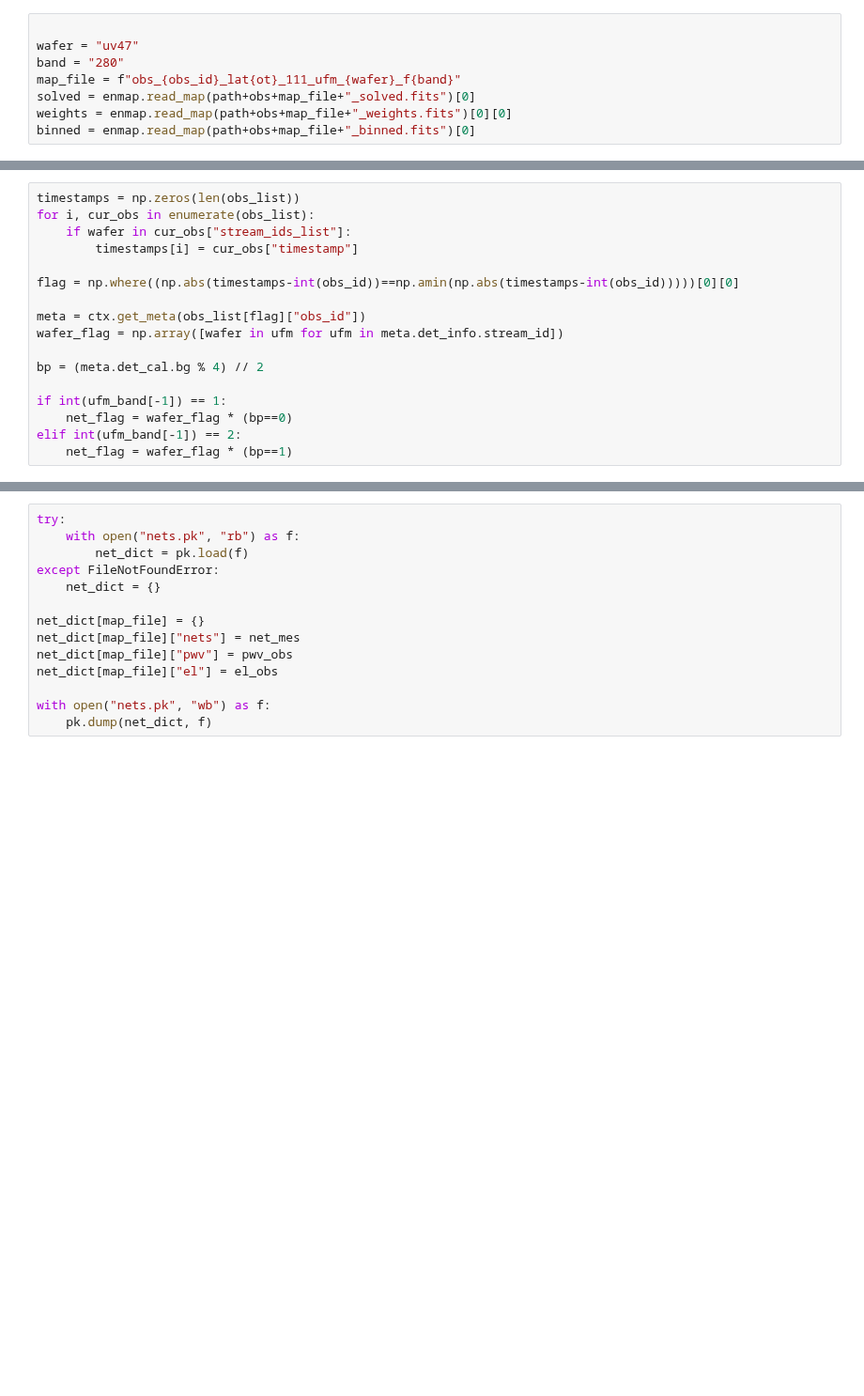
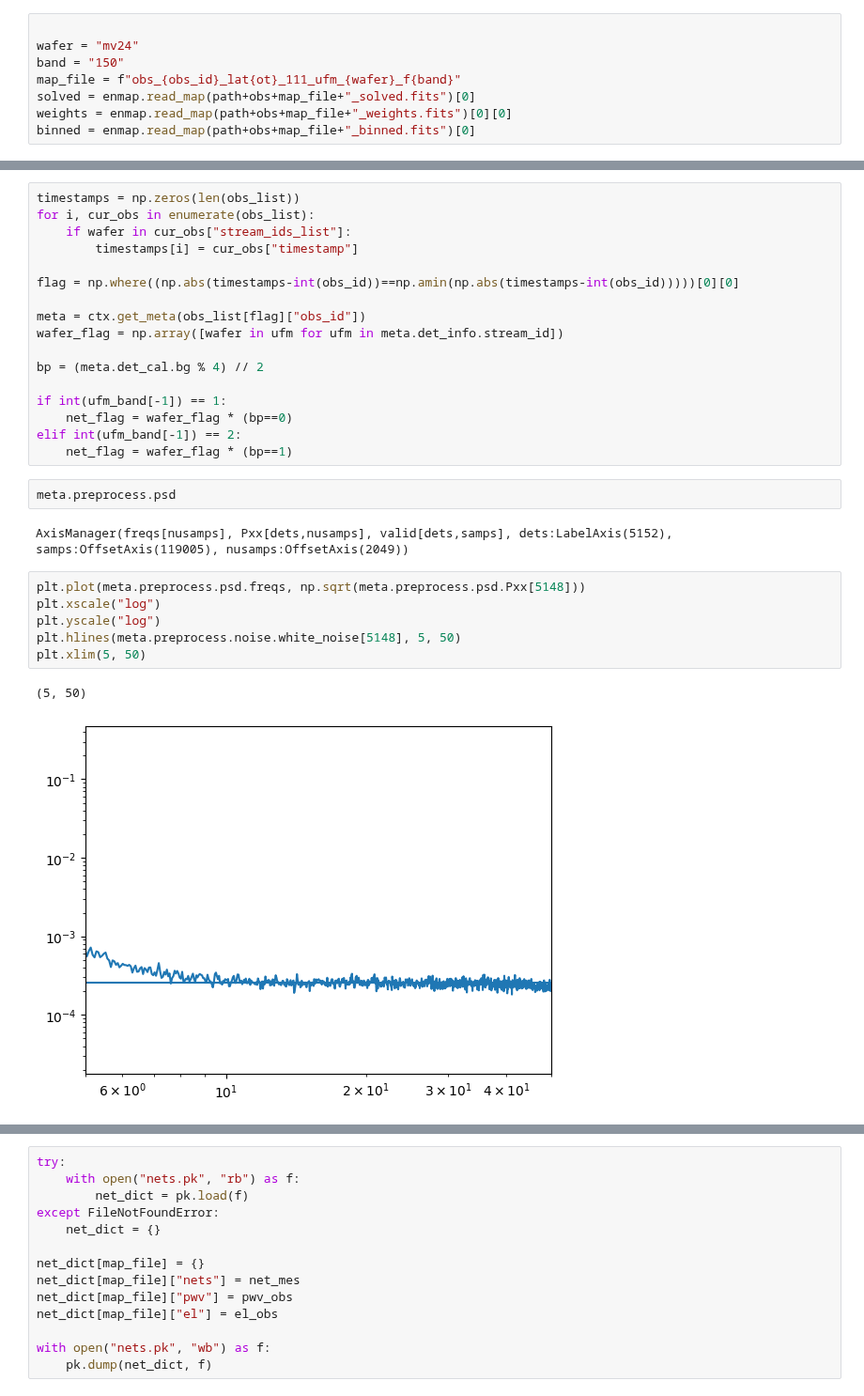
Before and after one commit to Sulla2012/LAT_Loading, a Jupyter notebook: abscal.ipynb, the cells around one changed output, grey strips where cells are left out. Shown at 94% size. Drawn from its saved outputs; the diff is of its cells as text; blank space fills up the shorter version.

```diff
--- a/abscal.ipynb
+++ b/abscal.ipynb
@@ -44,7 +49,7 @@ glob(path+obs+"*_solved.fits")
 # %%
 
-wafer = "uv47"
-band = "280"
+wafer = "mv24"
+band = "150"
 map_file = f"obs_{obs_id}_lat{ot}_111_ufm_{wafer}_f{band}"
 solved = enmap.read_map(path+obs+map_file+"_solved.fits")[0]
 weights = enmap.read_map(path+obs+map_file+"_weights.fits")[0][0]
@@ -225,3 +253,16 @@ if int(ufm_band[-1]) == 1:
     net_flag = wafer_flag * (bp==0)
 elif int(ufm_band[-1]) == 2:
     net_flag = wafer_flag * (bp==1)
+# %%
+meta.preprocess.psd
+# %% [output]
+AxisManager(freqs[nusamps], Pxx[dets,nusamps], valid[dets,samps], dets:LabelAxis(5152), samps:OffsetAxis(119005), nusamps:OffsetAxis(2049))
+# %%
+plt.plot(meta.preprocess.psd.freqs, np.sqrt(meta.preprocess.psd.Pxx[5148]))
+plt.xscale("log")
+plt.yscale("log")
+plt.hlines(meta.preprocess.noise.white_noise[5148], 5, 50)
+plt.xlim(5, 50)
+# %% [output]
+(5, 50)
+[figure, added]
```
Also changed, not shown: parts of 24 cells of this notebook, 7 other files.
